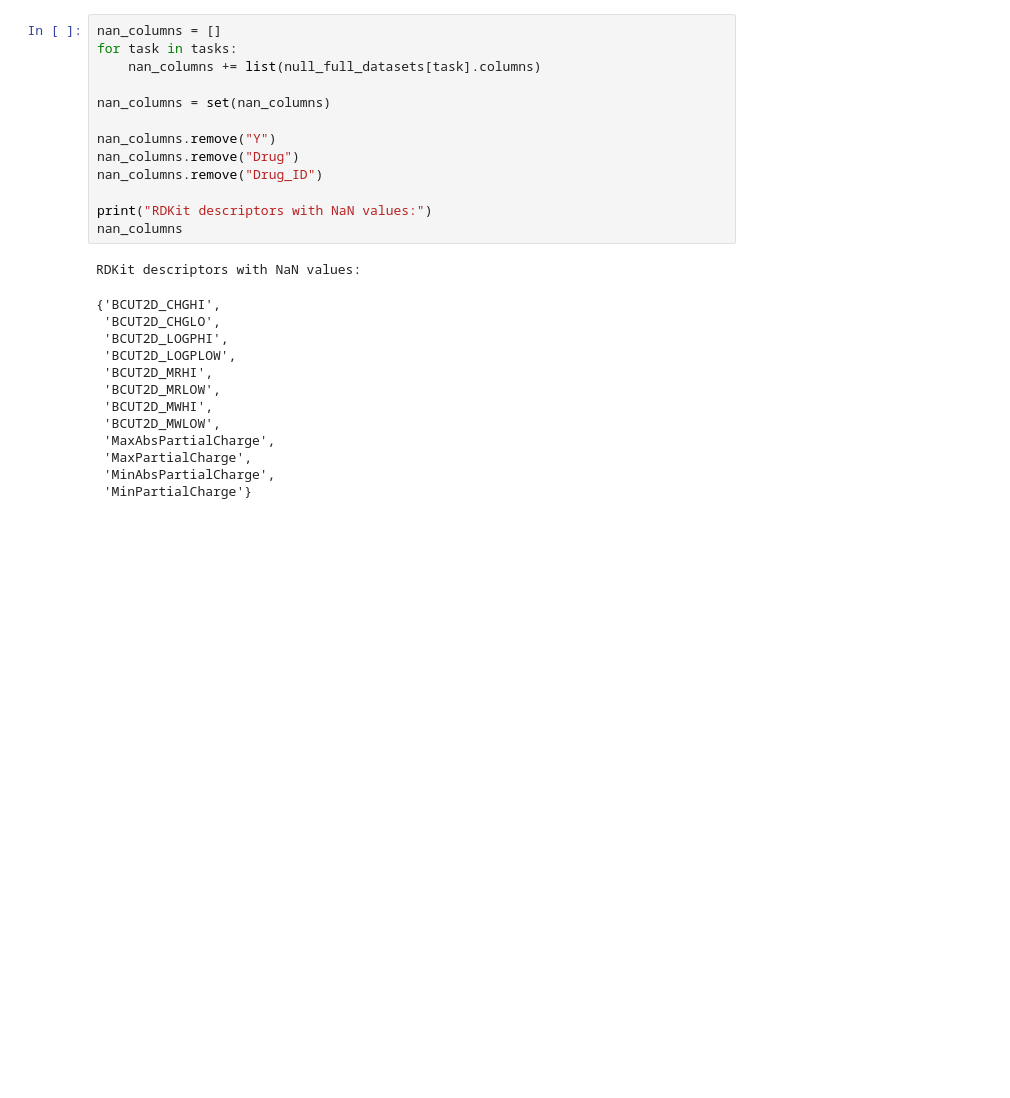
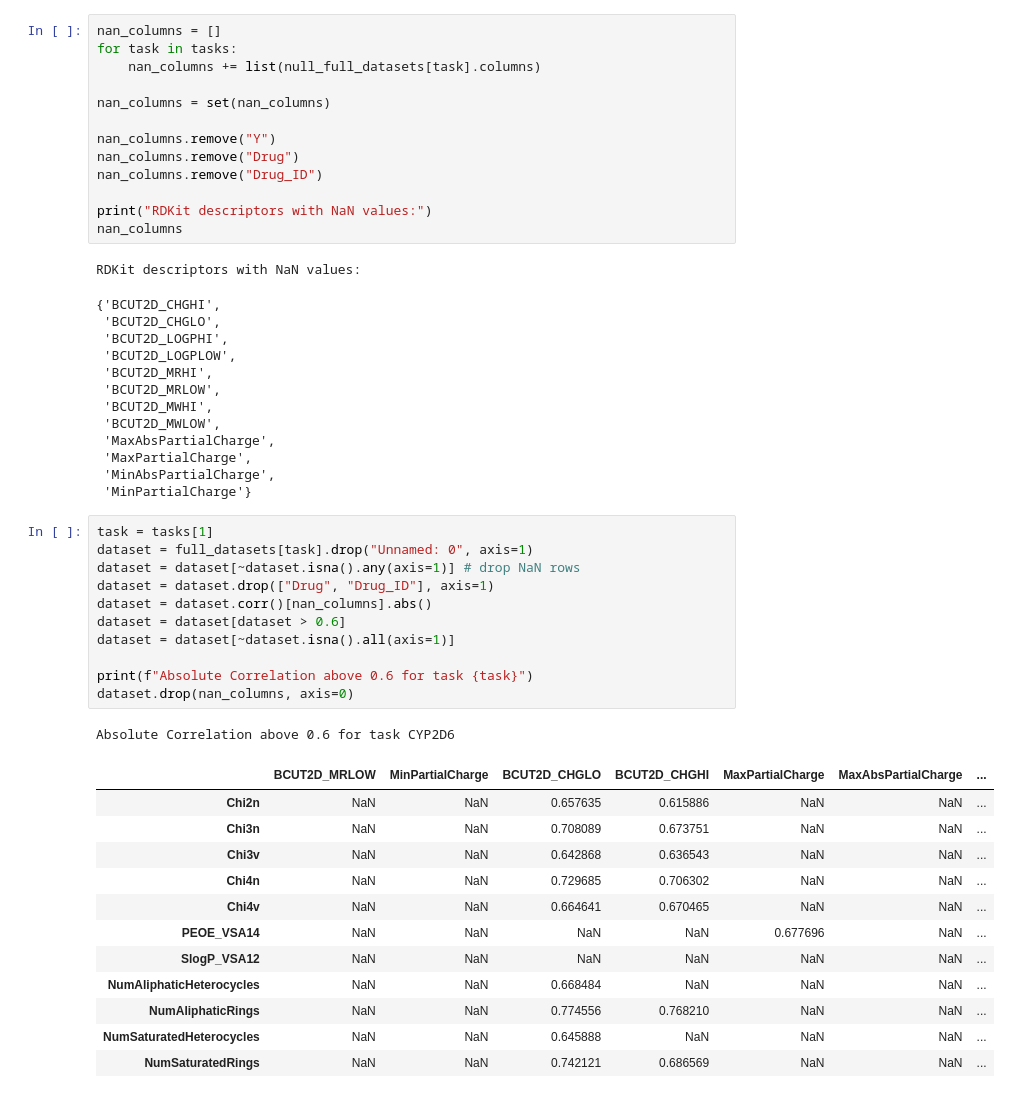
Before and after one commit to JonnaMat/CYP-inhibition, a Jupyter notebook: src/descriptors.ipynb, the cells around one changed output. Saved outputs shown, nothing was run; the diff lists cells and outputs as text; blank space fills up the shorter version.

```diff
--- a/src/descriptors_nan.ipynb
+++ b/src/descriptors.ipynb
@@ -60,3 +67,28 @@ RDKit descriptors with NaN values:
  'MaxPartialCharge',
  'MinAbsPartialCharge',
  'MinPartialCharge'}
+# %%
+task = tasks[1]
+dataset = full_datasets[task].drop("Unnamed: 0", axis=1)
+dataset = dataset[~dataset.isna().any(axis=1)] # drop NaN rows
+dataset = dataset.drop(["Drug", "Drug_ID"], axis=1)
+dataset = dataset.corr()[nan_columns].abs()
+dataset = dataset[dataset > 0.6]
+dataset = dataset[~dataset.isna().all(axis=1)]
+
+print(f"Absolute Correlation above 0.6 for task {task}")
+dataset.drop(nan_columns, axis=0)
+# %% [output]
+Absolute Correlation above 0.6 for task CYP2D6
+|  | BCUT2D_MRLOW | MinPartialCharge | BCUT2D_CHGLO | BCUT2D_CHGHI | MaxPartialCharge | MaxAbsPartialCharge | ... |
+| Chi2n | NaN | NaN | 0.657635 | 0.615886 | NaN | NaN | ... |
+| Chi3n | NaN | NaN | 0.708089 | 0.673751 | NaN | NaN | ... |
+| Chi3v | NaN | NaN | 0.642868 | 0.636543 | NaN | NaN | ... |
+| Chi4n | NaN | NaN | 0.729685 | 0.706302 | NaN | NaN | ... |
+| Chi4v | NaN | NaN | 0.664641 | 0.670465 | NaN | NaN | ... |
+| PEOE_VSA14 | NaN | NaN | NaN | NaN | 0.677696 | NaN | ... |
+| SlogP_VSA12 | NaN | NaN | NaN | NaN | NaN | NaN | ... |
+| NumAliphaticHeterocycles | NaN | NaN | 0.668484 | NaN | NaN | NaN | ... |
+| NumAliphaticRings | NaN | NaN | 0.774556 | 0.768210 | NaN | NaN | ... |
+| NumSaturatedHeterocycles | NaN | NaN | 0.645888 | NaN | NaN | NaN | ... |
+| NumSaturatedRings | NaN | NaN | 0.742121 | 0.686569 | NaN | NaN | ... |
```
Also changed, not shown: parts of 3 cells of this notebook, 1 other file.
